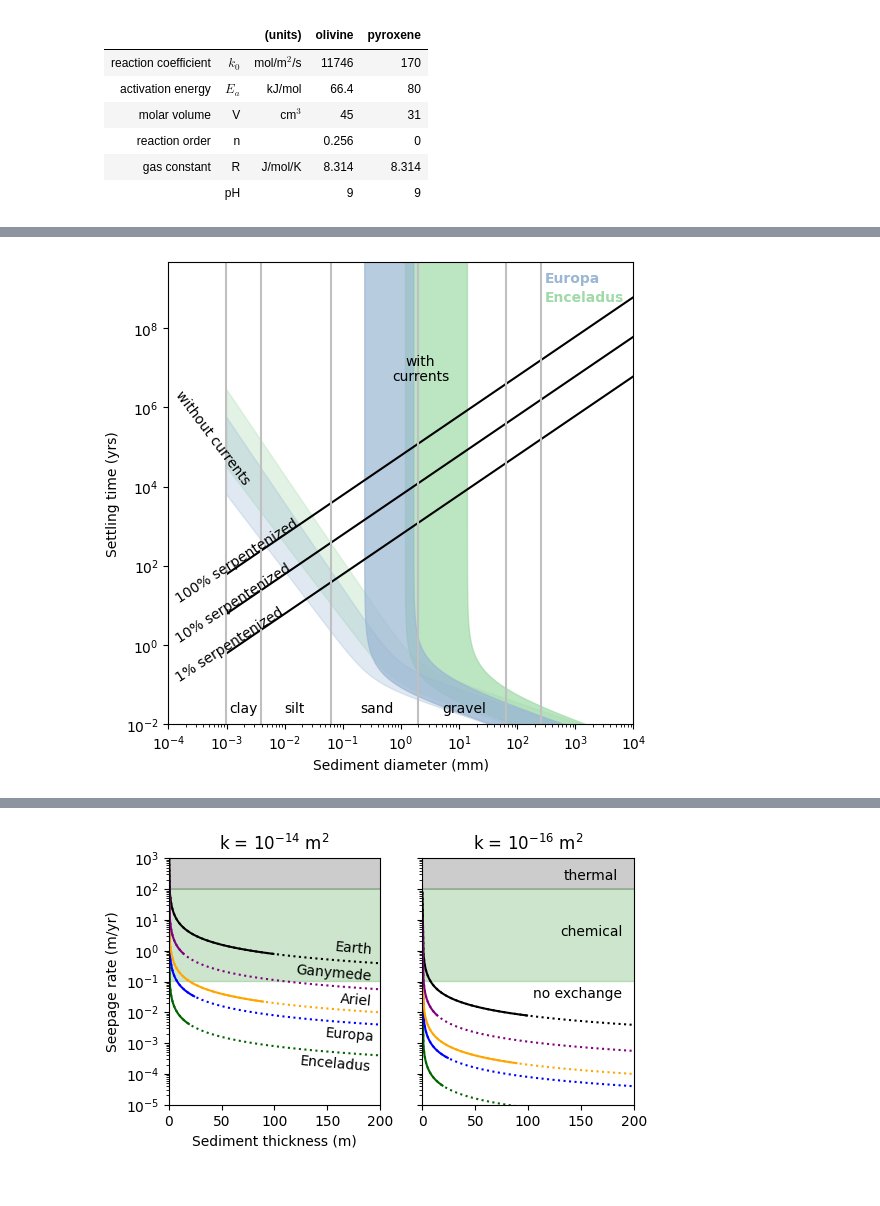
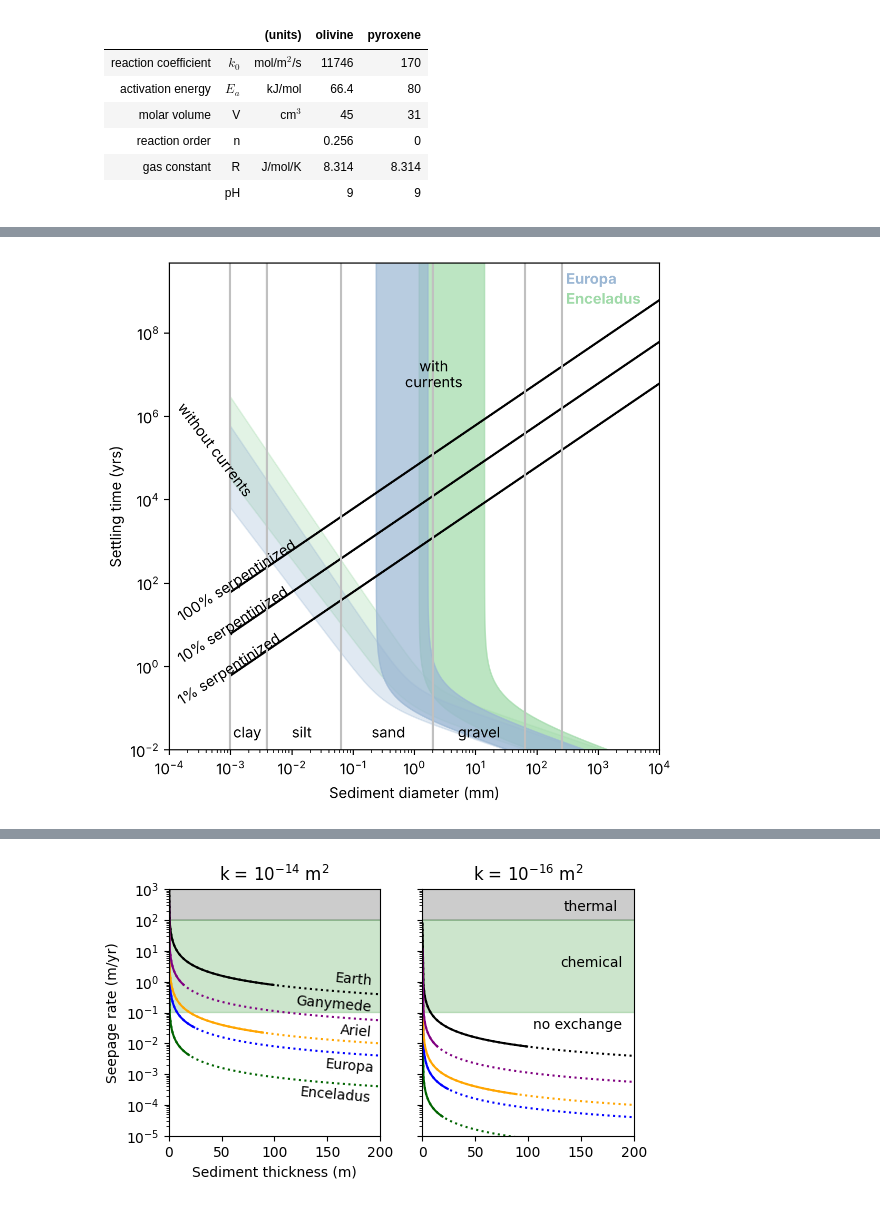
Before and after one commit to tectonic-hydrology/OW_seds, a Jupyter notebook: Figures_for_Randolph_Flagg_et_al_GRL_2025.ipynb, the cells around one changed output, grey strips where cells are left out. Drawn from its saved outputs; the diff is of its cells as text; code cells hidden in the pictures.

```diff
--- a/Figures_for_Randolph_Flagg_et_al_GRL_2025.ipynb
+++ b/Figures_for_Randolph_Flagg_et_al_GRL_2025.ipynb
@@ -257,7 +257,7 @@ def sediment_thickness (mass, radius_RI, impactor_diameter, sediment_density, po
     diam_max = find_nearest(impactor_diameter, radius_max*2)
     a = find_nearest(d, diam_max); # So actually using
     b = np.where(d == a);
-    b = int(b[0])
+    b = int(b[0][0])
     #print(b)
     #mass = np.diff(cum_mass)/np.diff(impactor_diameter)   #/Ga/m
     total_mass = cumulative_trapezoid (mass[:b], impactor_diameter[:b])[-1]*time
@@ -1013,9 +1013,9 @@ t_enc_p_c = settling_time_current(1e-2, v_enc_p, enc_ocean); t_enc_b_c = settlin
 fig, (ax1) = plt.subplots(1, 1, figsize=(6, 6))
 
 #ax1.fill_between(d*1e3, ol_time_0, 1e20, color='#b3e6b3')
-ax1.plot(d*1e3, ol_time_0, 'k'); plt.text(1.2e-4, 12, '100% serpentenized', rotation=33)
-ax1.plot(d*1e3, ol_time_0p1, 'k'); plt.text(1.2e-4, 1.2e0, '10% serpentenized', rotation=33)
-ax1.plot(d*1e3, ol_time_0p01, 'k'); plt.text(1.2e-4, 1.2e-1, '1% serpentenized', rotation=33)
+ax1.plot(d*1e3, ol_time_0, 'k'); plt.text(1.2e-4, 12, '100% serpentinized', rotation=33)
+ax1.plot(d*1e3, ol_time_0p1, 'k'); plt.text(1.2e-4, 1.2e0, '10% serpentinized', rotation=33)
+ax1.plot(d*1e3, ol_time_0p01, 'k'); plt.text(1.2e-4, 1.2e-1, '1% serpentinized', rotation=33)
 
 ax1.fill_between(d*1e3, t_enc_b_c, t_enc_p_c, color='#A0DAA9', alpha=.7)
 ax1.fill_between(d*1e3, t_enc_b, t_enc_p, color='#A0DAA9', alpha=.3)
@@ -1024,31 +1024,31 @@ ax1.fill_between(d*1e3, t_enc_b, t_enc_p, color='#A0DAA9', alpha=.3)
 
 ax1.fill_between(d*1e3, t_eur_b_c, t_eur_p_c, color='#9BB7D4', alpha=.7)
 ax1.fill_between(d*1e3, t_eur_b, t_eur_p, color='#9BB7D4', alpha=.3)
 #ax1.plot(d*1e3,t_eur_b_c,'b', label = 'Europa');
 #ax1.plot(d*1e3,t_eur_p_c,'b')
 
 #ax1.fill_between(d*1e3, t_earth_b_c, t_earth_p_c, color='k', alpha=.2)
 #ax1.fill_between(d*1e3, t_earth_b, t_earth_p, color='k', alpha=.1)
 #ax1.plot(d*1e3,t_earth_b_c,'k', label = 'Earth');
 #ax1.plot(d*1e3,t_earth_p_c,'k')
 
 plt.text(1.2e-4, 1.2e4, 'without currents', rotation=-53)
 plt.text(1.2, 1.2e7, 'with'); plt.text(.7, .5e7, 'currents')
 
 #Plot grain sizes
 plt.vlines(256, 1e-7,5e9, color='silver'); plt.vlines(64, 1e-7,5e9, color='silver'); plt.vlines(2, 1e-7,5e9, color='silver'); plt.vlines(.063, 1e-7,5e9, color='silver'); plt.vlines(0.0039, 1e-7,5e9, color='silver'); plt.vlines(0.00098, 1e-7,5e9, color='silver')
 plt.text(5.1,2e-2,'gravel'); plt.text(.2,2e-2,'sand'); plt.text(.01,2e-2,'silt'); plt.text(.0011,2e-2,'clay');
 
 #Set axes
 plt.xscale('log'); plt.yscale('log')
 plt.xlim(1e-4,1e4)
 plt.ylim(1e-2, 4.7e9)
 #plt.legend(loc='upper right')
 
 #Labels
 plt.ylabel("Settling time (yrs)"); plt.xlabel("Sediment diameter (mm)")
 plt.text(3e2,1.5e9,'Europa', c='#9BB7D4', weight='bold'); plt.text(3e2,.5e9,'Enceladus', c='#A0DAA9', weight='bold');
 #plt.title("Settling time with background currents")
 plt.savefig('stokes_current.png', dpi=600)
 # %% [output]
-[figure, old version]
+[figure, new version]
```
Also changed, not shown: parts of 6 cells of this notebook.
